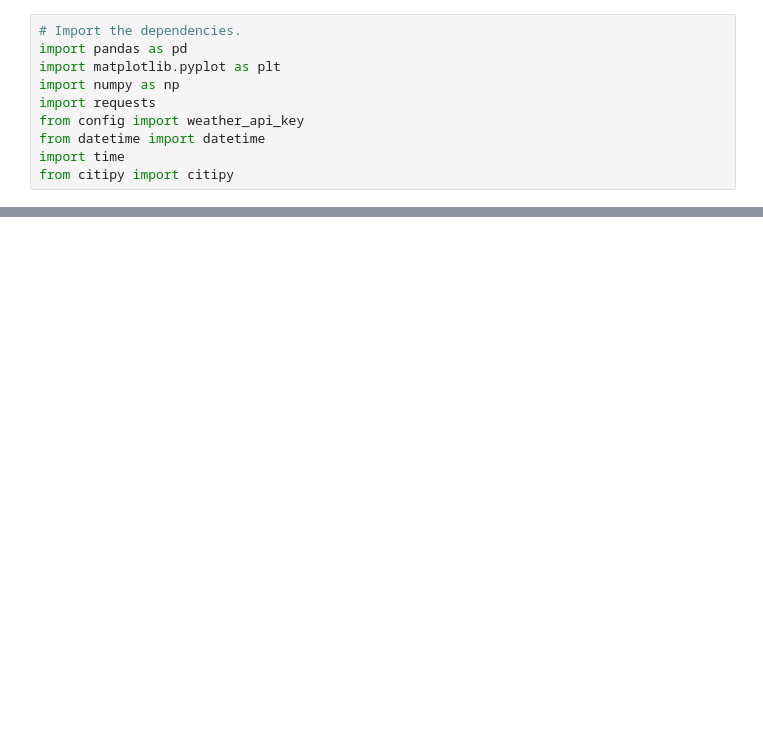
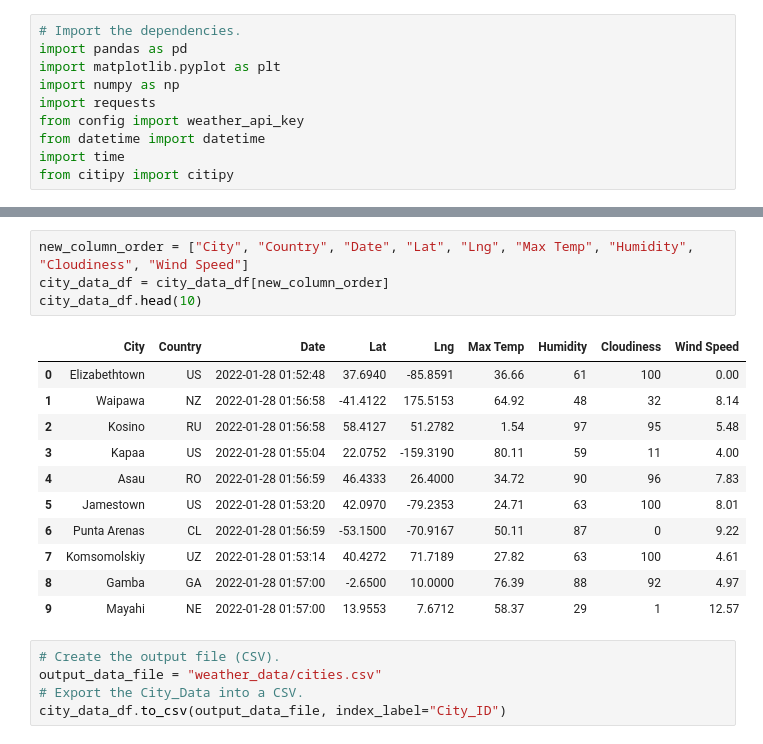
Before and after one commit to ike-hannah/World_Weather_Analysis, a Jupyter notebook: WeatherPy.ipynb, the cells around one changed output, grey strips where cells are left out. Saved outputs shown, nothing was run; the diff lists cells and outputs as text; blank space fills up the shorter version.

```diff
--- a/WeatherPy.ipynb
+++ b/WeatherPy.ipynb
@@ -87,0 +156,21 @@ NameError: name 'cities' is not defined
+# %%
+new_column_order = ["City", "Country", "Date", "Lat", "Lng", "Max Temp", "Humidity", "Cloudiness", "Wind Speed"]
+city_data_df = city_data_df[new_column_order]
+city_data_df.head(10)
+# %% [output]
+|  | City | Country | Date | Lat | Lng | Max Temp | Humidity | Cloudiness | Wind Speed |
+| 0 | Elizabethtown | US | 2022-01-28 01:52:48 | 37.6940 | -85.8591 | 36.66 | 61 | 100 | 0.00 |
+| 1 | Waipawa | NZ | 2022-01-28 01:56:58 | -41.4122 | 175.5153 | 64.92 | 48 | 32 | 8.14 |
+| 2 | Kosino | RU | 2022-01-28 01:56:58 | 58.4127 | 51.2782 | 1.54 | 97 | 95 | 5.48 |
+| 3 | Kapaa | US | 2022-01-28 01:55:04 | 22.0752 | -159.3190 | 80.11 | 59 | 11 | 4.00 |
+| 4 | Asau | RO | 2022-01-28 01:56:59 | 46.4333 | 26.4000 | 34.72 | 90 | 96 | 7.83 |
+| 5 | Jamestown | US | 2022-01-28 01:53:20 | 42.0970 | -79.2353 | 24.71 | 63 | 100 | 8.01 |
+| 6 | Punta Arenas | CL | 2022-01-28 01:56:59 | -53.1500 | -70.9167 | 50.11 | 87 | 0 | 9.22 |
+| 7 | Komsomolskiy | UZ | 2022-01-28 01:53:14 | 40.4272 | 71.7189 | 27.82 | 63 | 100 | 4.61 |
+| 8 | Gamba | GA | 2022-01-28 01:57:00 | -2.6500 | 10.0000 | 76.39 | 88 | 92 | 4.97 |
+| 9 | Mayahi | NE | 2022-01-28 01:57:00 | 13.9553 | 7.6712 | 58.37 | 29 | 1 | 12.57 |
+# %%
+# Create the output file (CSV).
+output_data_file = "weather_data/cities.csv"
+# Export the City_Data into a CSV.
+city_data_df.to_csv(output_data_file, index_label="City_ID")
```
Also changed, not shown: parts of 9 cells of this notebook, 3 other files.
